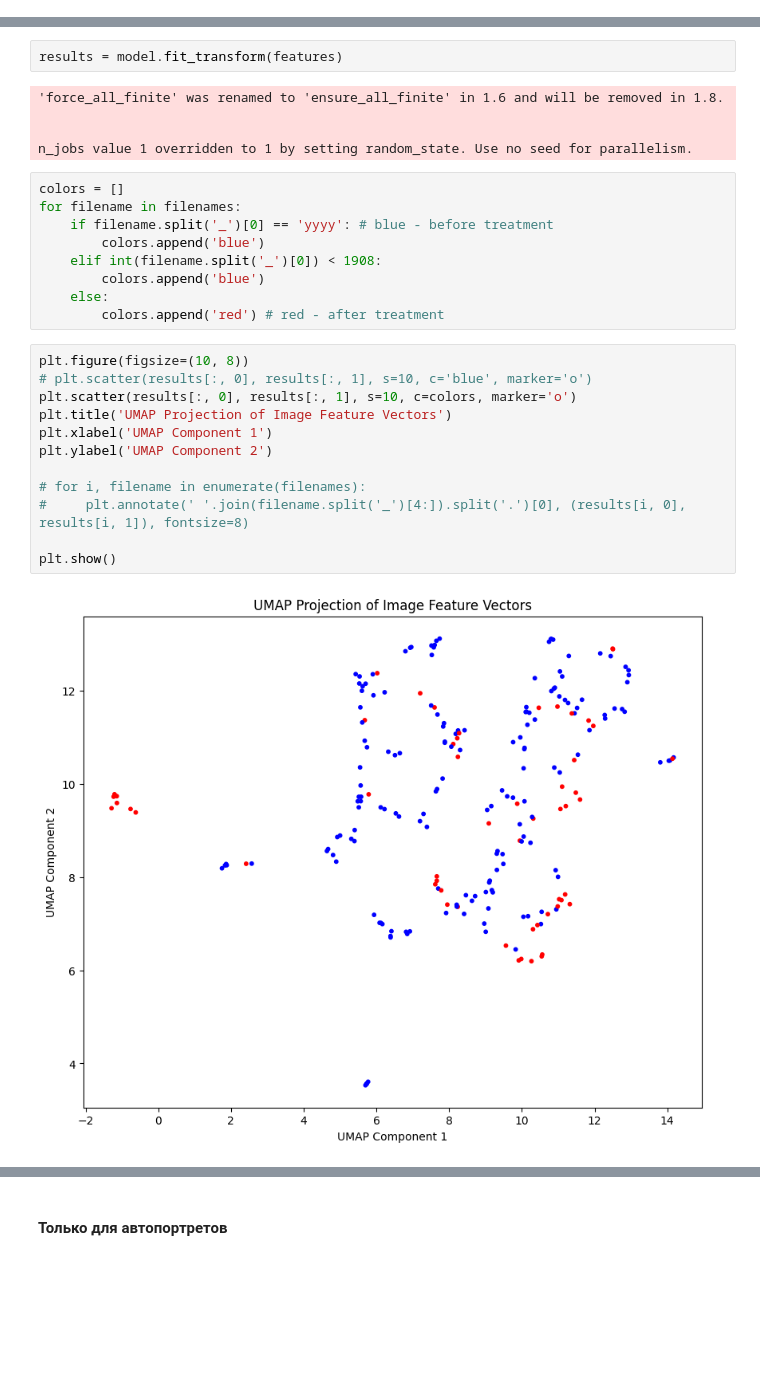
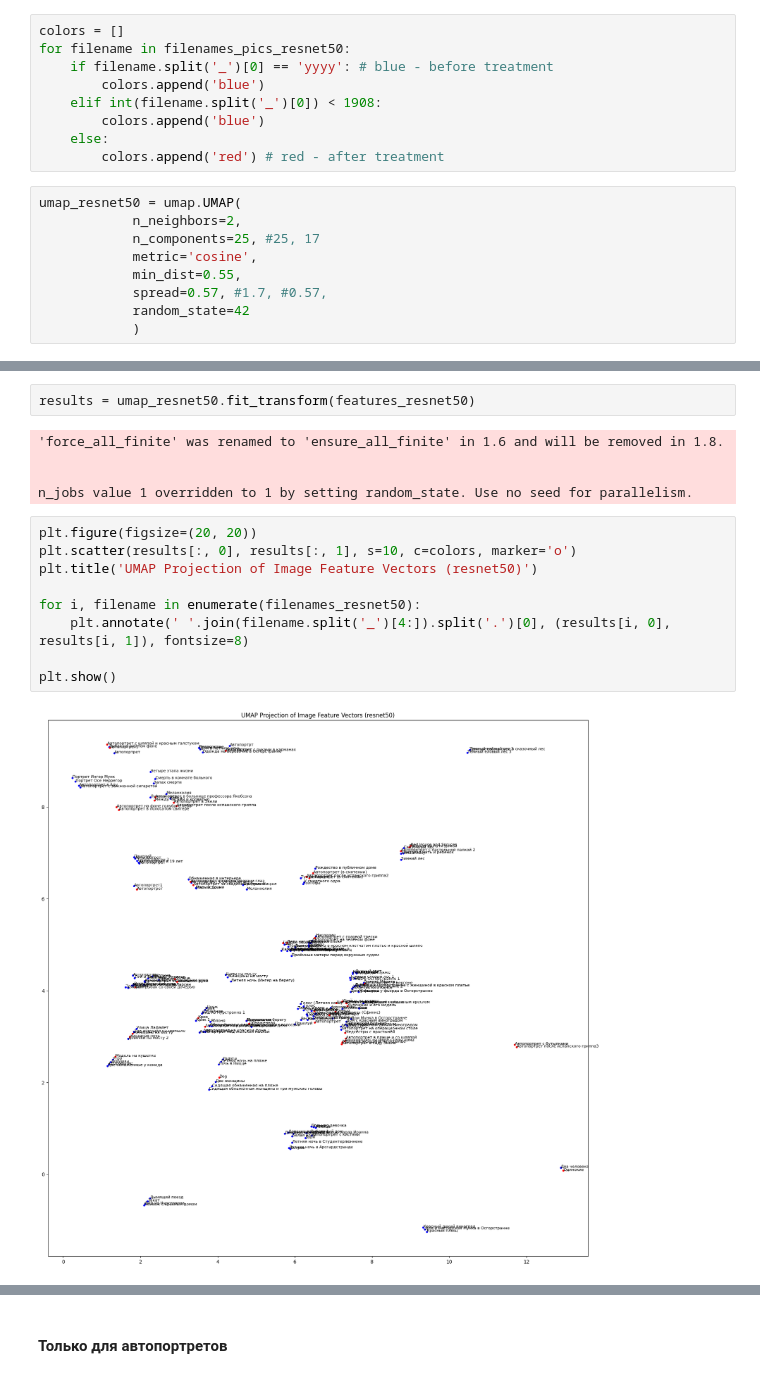
Before and after one commit to pryanik/i3_shades_of_mind, a Jupyter notebook: umaps.ipynb, the cells around one changed output, grey strips where cells are left out. Saved outputs shown, nothing was run; the diff lists cells and outputs as text; blank space fills up the shorter version.

```diff
--- a/umaps.ipynb
+++ b/umaps.ipynb
@@ -38,2 +61,20 @@ filenames_pics = [filename.split('/')[-1] for filename in filenames]
+# %%
+colors = []
+for filename in filenames_pics_resnet50:
+    if filename.split('_')[0] == 'yyyy': # blue - before treatment
+        colors.append('blue')
+    elif int(filename.split('_')[0]) < 1908:
+        colors.append('blue')
+    else:
+        colors.append('red') # red - after treatment
+# %%
+umap_resnet50 = umap.UMAP(
+            n_neighbors=2,
+            n_components=25, #25, 17
+            metric='cosine',
+            min_dist=0.55,
+            spread=0.57, #1.7, #0.57,
+            random_state=42
+            )
 # %% [markdown]
 #### Для всех картин в датасете
@@ -46,31 +81,19 @@ model = umap.UMAP(
 # %%
-results = model.fit_transform(features)
+results = umap_resnet50.fit_transform(features_resnet50)
 # %% [output]
 'force_all_finite' was renamed to 'ensure_all_finite' in 1.6 and will be removed in 1.8.
 
 
 n_jobs value 1 overridden to 1 by setting random_state. Use no seed for parallelism.
-# %%
-colors = []
-for filename in filenames:
-    if filename.split('_')[0] == 'yyyy': # blue - before treatment
-        colors.append('blue')
-    elif int(filename.split('_')[0]) < 1908:
-        colors.append('blue')
-    else:
-        colors.append('red') # red - after treatment
 # %%
-plt.figure(figsize=(10, 8))
-# plt.scatter(results[:, 0], results[:, 1], s=10, c='blue', marker='o')
+plt.figure(figsize=(20, 20))
 plt.scatter(results[:, 0], results[:, 1], s=10, c=colors, marker='o')
-plt.title('UMAP Projection of Image Feature Vectors')
-plt.xlabel('UMAP Component 1')
-plt.ylabel('UMAP Component 2')
+plt.title('UMAP Projection of Image Feature Vectors (resnet50)')
 
-# for i, filename in enumerate(filenames):
-#     plt.annotate(' '.join(filename.split('_')[4:]).split('.')[0], (results[i, 0], results[i, 1]), fontsize=8)
+for i, filename in enumerate(filenames_resnet50):
+    plt.annotate(' '.join(filename.split('_')[4:]).split('.')[0], (results[i, 0], results[i, 1]), fontsize=8)
 
 plt.show()
 # %% [output]
-[figure, old version]
+[figure, new version]
 # %%
```
Also changed, not shown: parts of 115 cells of this notebook, 2 other files.
